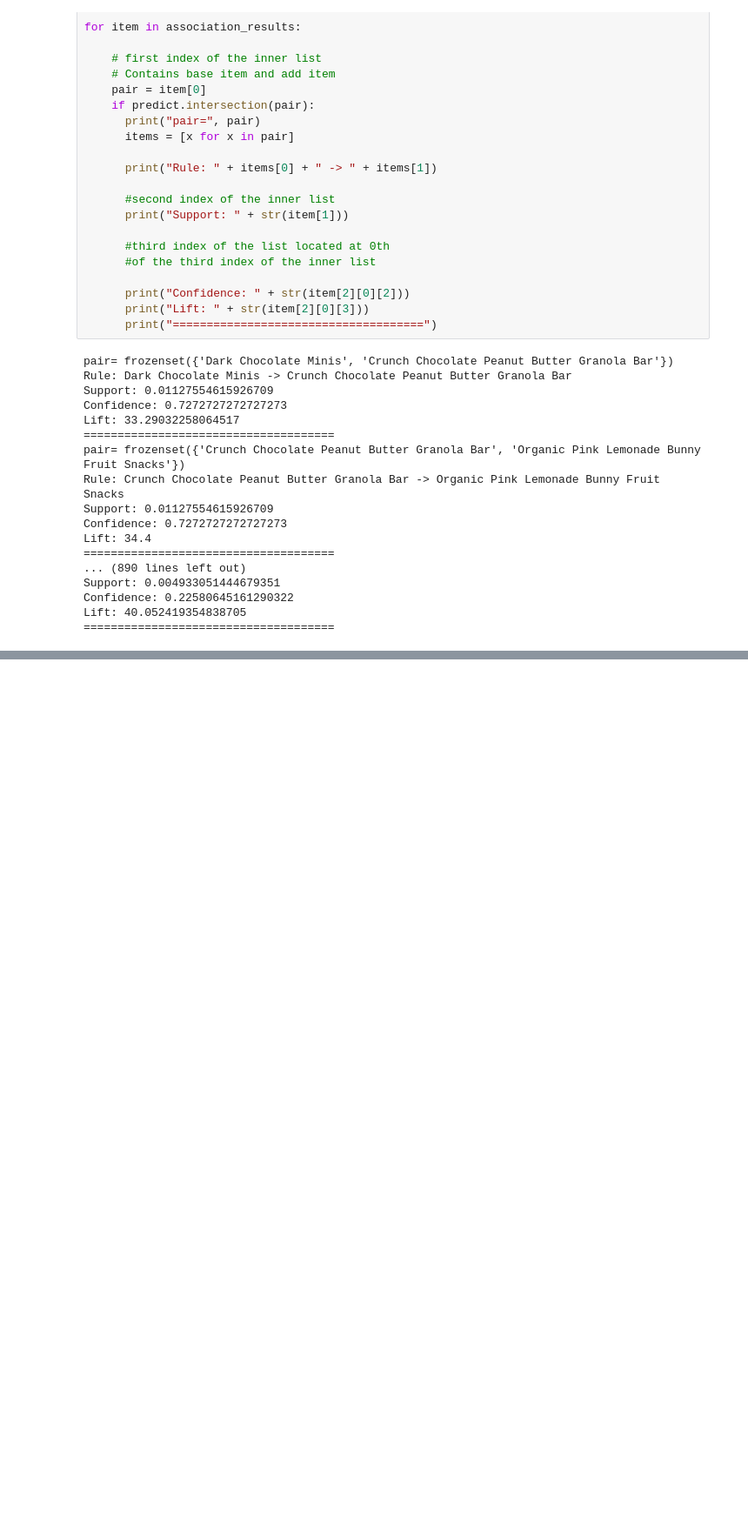
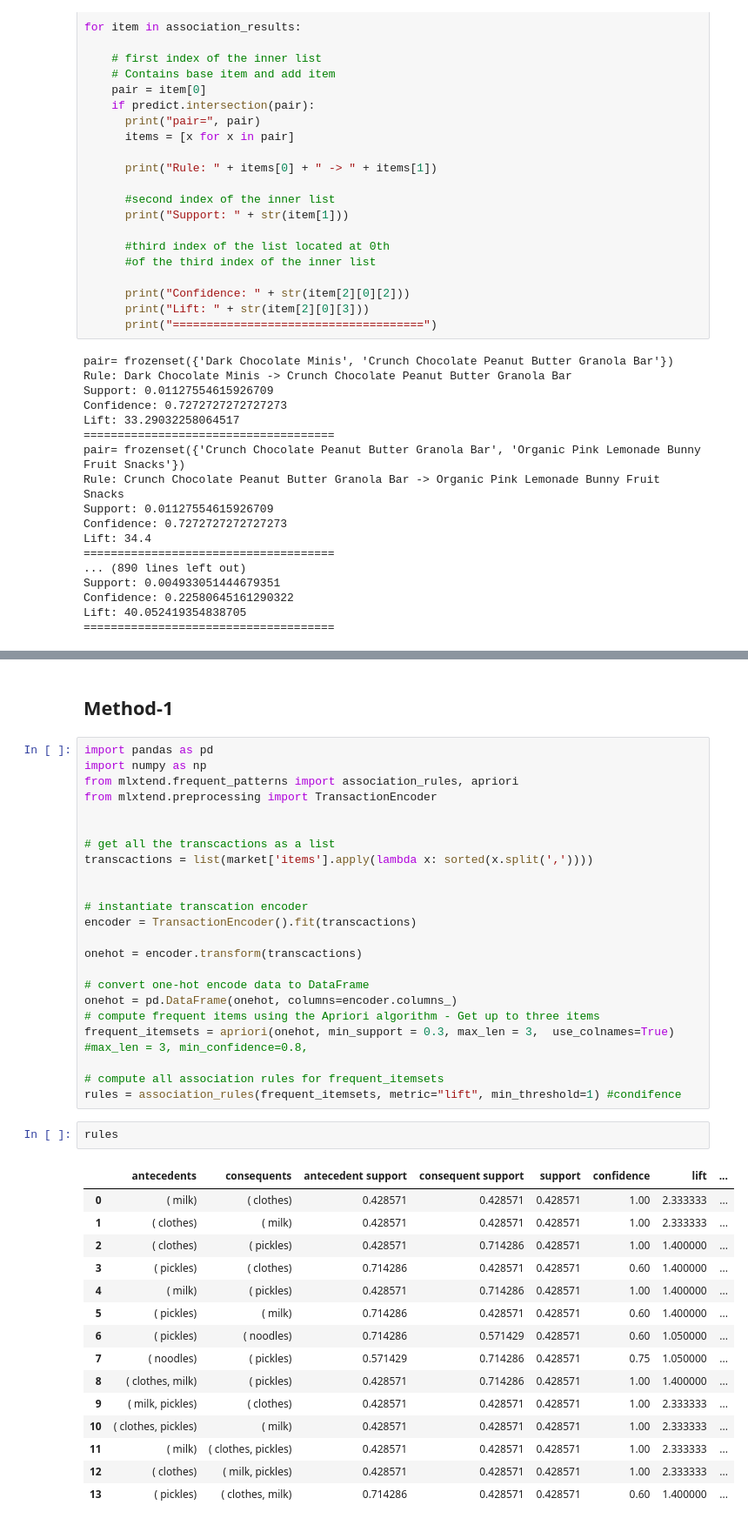
Before and after one commit to s-c-soma/AdvanceDataMining-CMPE-256, a Jupyter notebook: assignments/CMPE256_Assignment_13_Apriori_Market_Basket_Item_Apriori.ipynb, the cells around one changed output, grey strips where cells are left out. Shown at 87% size. Saved outputs shown, nothing was run; the diff lists cells and outputs as text; blank space fills up the shorter version.

```diff
--- a/assignments/CMPE256_Assignment_13_Apriori_Market_Basket_Item_Apriori.ipynb
+++ b/assignments/CMPE256_Assignment_13_Apriori_Market_Basket_Item_Apriori.ipynb
@@ -238,0 +325,43 @@ Lift: 40.052419354838705
+# %% [markdown]
+## Method-1
+# %%
+import pandas as pd
+import numpy as np
+from mlxtend.frequent_patterns import association_rules, apriori
+from mlxtend.preprocessing import TransactionEncoder
+
+
+# get all the transcactions as a list
+transcactions = list(market['items'].apply(lambda x: sorted(x.split(','))))
+
+
+# instantiate transcation encoder
+encoder = TransactionEncoder().fit(transcactions)
+
+onehot = encoder.transform(transcactions)
+
+# convert one-hot encode data to DataFrame
+onehot = pd.DataFrame(onehot, columns=encoder.columns_)
+# compute frequent items using the Apriori algorithm - Get up to three items
+frequent_itemsets = apriori(onehot, min_support = 0.3, max_len = 3,  use_colnames=True) #max_len = 3, min_confidence=0.8,
+
+# compute all association rules for frequent_itemsets
+rules = association_rules(frequent_itemsets, metric="lift", min_threshold=1) #condifence
+# %%
+rules
+# %% [output]
+|  | antecedents | consequents | antecedent support | consequent support | support | confidence | lift | ... |
+| 0 | ( milk) | ( clothes) | 0.428571 | 0.428571 | 0.428571 | 1.00 | 2.333333 | ... |
+| 1 | ( clothes) | ( milk) | 0.428571 | 0.428571 | 0.428571 | 1.00 | 2.333333 | ... |
+| 2 | ( clothes) | ( pickles) | 0.428571 | 0.714286 | 0.428571 | 1.00 | 1.400000 | ... |
+| 3 | ( pickles) | ( clothes) | 0.714286 | 0.428571 | 0.428571 | 0.60 | 1.400000 | ... |
+| 4 | ( milk) | ( pickles) | 0.428571 | 0.714286 | 0.428571 | 1.00 | 1.400000 | ... |
+| 5 | ( pickles) | ( milk) | 0.714286 | 0.428571 | 0.428571 | 0.60 | 1.400000 | ... |
+| 6 | ( pickles) | ( noodles) | 0.714286 | 0.571429 | 0.428571 | 0.60 | 1.050000 | ... |
+| 7 | ( noodles) | ( pickles) | 0.571429 | 0.714286 | 0.428571 | 0.75 | 1.050000 | ... |
+| 8 | ( clothes, milk) | ( pickles) | 0.428571 | 0.714286 | 0.428571 | 1.00 | 1.400000 | ... |
+| 9 | ( milk, pickles) | ( clothes) | 0.428571 | 0.428571 | 0.428571 | 1.00 | 2.333333 | ... |
+| 10 | ( clothes, pickles) | ( milk) | 0.428571 | 0.428571 | 0.428571 | 1.00 | 2.333333 | ... |
+| 11 | ( milk) | ( clothes, pickles) | 0.428571 | 0.428571 | 0.428571 | 1.00 | 2.333333 | ... |
+| 12 | ( clothes) | ( milk, pickles) | 0.428571 | 0.428571 | 0.428571 | 1.00 | 2.333333 | ... |
+| 13 | ( pickles) | ( clothes, milk) | 0.714286 | 0.428571 | 0.428571 | 0.60 | 1.400000 | ... |
```
Also changed, not shown: parts of 34 cells of this notebook.
